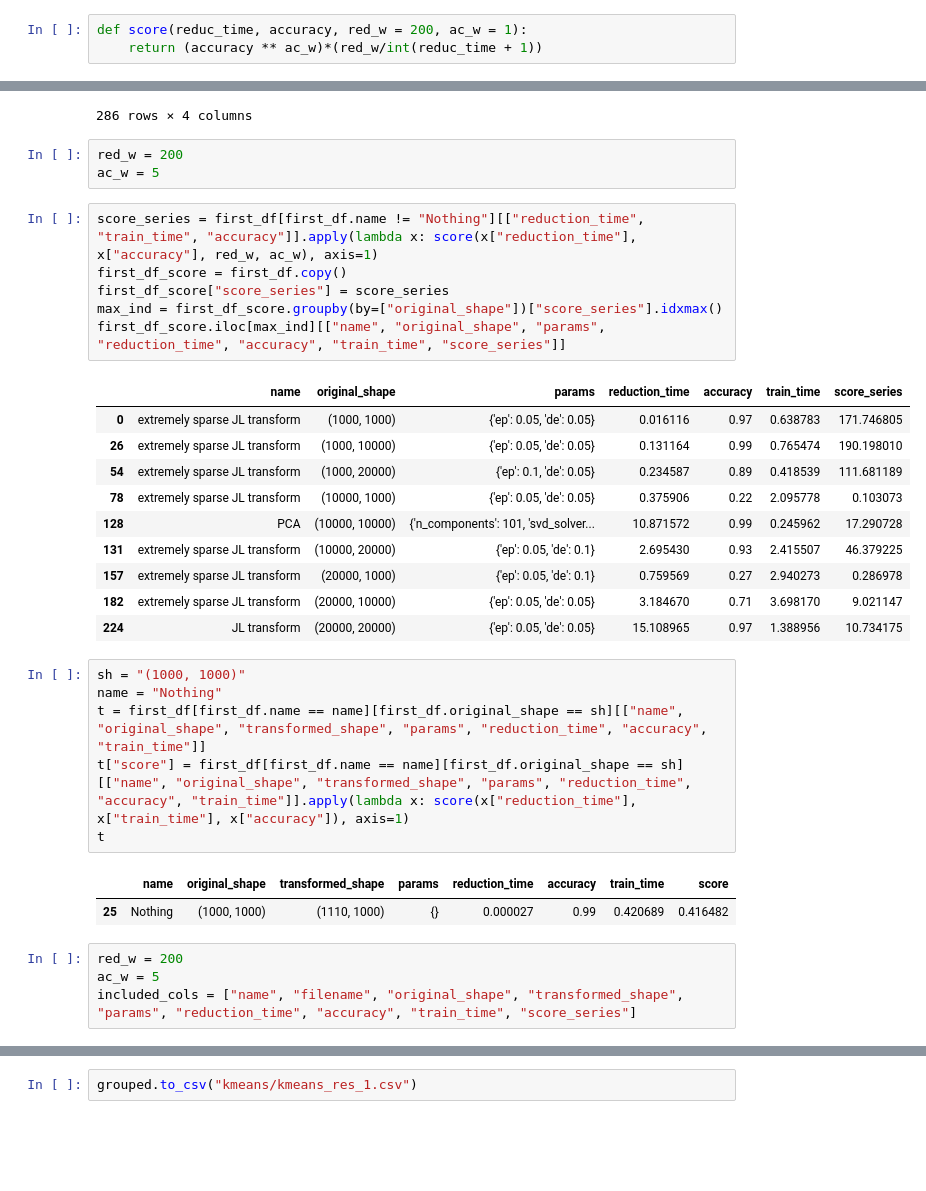
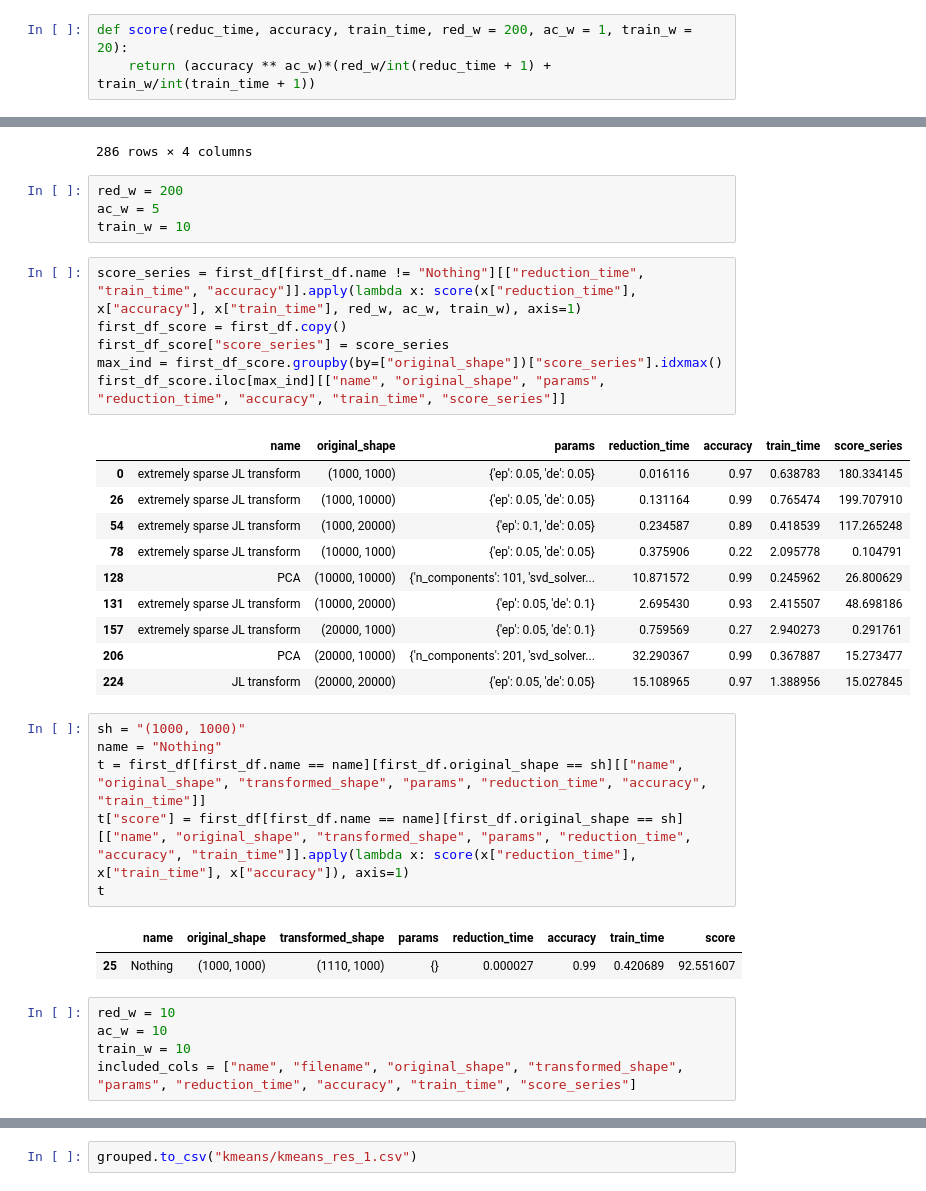
Before and after one commit to bhumsoonjun/data-sci-proj, a Jupyter notebook: analysis/kmeans_analysis.ipynb, the cells around one changed output, grey strips where cells are left out. Saved outputs shown, nothing was run; the diff lists cells and outputs as text; blank space fills up the shorter version.

```diff
--- a/analysis/kmeans_analysis.ipynb
+++ b/analysis/kmeans_analysis.ipynb
@@ -26,8 +26,8 @@ Index(['name', 'run_num', 'params', 'reduction_time', 'train_time', 'accuracy',
        'transformed_sparsity', 'transformed_shape', 'characteristics'],
       dtype='object')
 # %%
-def score(reduc_time, accuracy, red_w = 200, ac_w = 1):
-    return (accuracy ** ac_w)*(red_w/int(reduc_time + 1))
+def score(reduc_time, accuracy, train_time, red_w = 200, ac_w = 1, train_w = 20):
+    return (accuracy ** ac_w)*(red_w/int(reduc_time + 1) + train_w/int(train_time + 1))
 # %%
 first_df.describe()
 # %% [output]
@@ -126,23 +126,24 @@ grouped_df.apply(lambda a: a[:])[["name", "params", "reduction_time", "accuracy"
 # %%
 red_w = 200
 ac_w = 5
+train_w = 10
 # %%
-score_series = first_df[first_df.name != "Nothing"][["reduction_time", "train_time", "accuracy"]].apply(lambda x: score(x["reduction_time"], x["accuracy"], red_w, ac_w), axis=1)
+score_series = first_df[first_df.name != "Nothing"][["reduction_time", "train_time", "accuracy"]].apply(lambda x: score(x["reduction_time"], x["accuracy"], x["train_time"], red_w, ac_w, train_w), axis=1)
 first_df_score = first_df.copy()
 first_df_score["score_series"] = score_series
 max_ind = first_df_score.groupby(by=["original_shape"])["score_series"].idxmax()
 first_df_score.iloc[max_ind][["name", "original_shape", "params", "reduction_time", "accuracy", "train_time", "score_series"]]
 # %% [output]
 |  | name | original_shape | params | reduction_time | accuracy | train_time | score_series |
-| 0 | extremely sparse JL transform | (1000, 1000) | {'ep': 0.05, 'de': 0.05} | 0.016116 | 0.97 | 0.638783 | 171.746805 |
-| 26 | extremely sparse JL transform | (1000, 10000) | {'ep': 0.05, 'de': 0.05} | 0.131164 | 0.99 | 0.765474 | 190.198010 |
-| 54 | extremely sparse JL transform | (1000, 20000) | {'ep': 0.1, 'de': 0.05} | 0.234587 | 0.89 | 0.418539 | 111.681189 |
-| 78 | extremely sparse JL transform | (10000, 1000) | {'ep': 0.05, 'de': 0.05} | 0.375906 | 0.22 | 2.095778 | 0.103073 |
-| 128 | PCA | (10000, 10000) | {'n_components': 101, 'svd_solver... | 10.871572 | 0.99 | 0.245962 | 17.290728 |
-| 131 | extremely sparse JL transform | (10000, 20000) | {'ep': 0.05, 'de': 0.1} | 2.695430 | 0.93 | 2.415507 | 46.379225 |
-| 157 | extremely sparse JL transform | (20000, 1000) | {'ep': 0.05, 'de': 0.1} | 0.759569 | 0.27 | 2.940273 | 0.286978 |
-| 182 | extremely sparse JL transform | (20000, 10000) | {'ep': 0.05, 'de': 0.05} | 3.184670 | 0.71 | 3.698170 | 9.021147 |
-| 224 | JL transform | (20000, 20000) | {'ep': 0.05, 'de': 0.05} | 15.108965 | 0.97 | 1.388956 | 10.734175 |
+| 0 | extremely sparse JL transform | (1000, 1000) | {'ep': 0.05, 'de': 0.05} | 0.016116 | 0.97 | 0.638783 | 180.334145 |
+| 26 | extremely sparse JL transform | (1000, 10000) | {'ep': 0.05, 'de': 0.05} | 0.131164 | 0.99 | 0.765474 | 199.707910 |
+| 54 | extremely sparse JL transform | (1000, 20000) | {'ep': 0.1, 'de': 0.05} | 0.234587 | 0.89 | 0.418539 | 117.265248 |
+| 78 | extremely sparse JL transform | (10000, 1000) | {'ep': 0.05, 'de': 0.05} | 0.375906 | 0.22 | 2.095778 | 0.104791 |
+| 128 | PCA | (10000, 10000) | {'n_components': 101, 'svd_solver... | 10.871572 | 0.99 | 0.245962 | 26.800629 |
+| 131 | extremely sparse JL transform | (10000, 20000) | {'ep': 0.05, 'de': 0.1} | 2.695430 | 0.93 | 2.415507 | 48.698186 |
+| 157 | extremely sparse JL transform | (20000, 1000) | {'ep': 0.05, 'de': 0.1} | 0.759569 | 0.27 | 2.940273 | 0.291761 |
+| 206 | PCA | (20000, 10000) | {'n_components': 201, 'svd_solver... | 32.290367 | 0.99 | 0.367887 | 15.273477 |
+| 224 | JL transform | (20000, 20000) | {'ep': 0.05, 'de': 0.05} | 15.108965 | 0.97 | 1.388956 | 15.027845 |
 # %%
 sh = "(1000, 1000)"
 name = "Nothing"
@@ -151,10 +152,11 @@ t["score"] = first_df[first_df.name == name][first_df.original_shape == sh][["na
 t
 # %% [output]
 |  | name | original_shape | transformed_shape | params | reduction_time | accuracy | train_time | score |
-| 25 | Nothing | (1000, 1000) | (1110, 1000) | {} | 0.000027 | 0.99 | 0.420689 | 0.416482 |
+| 25 | Nothing | (1000, 1000) | (1110, 1000) | {} | 0.000027 | 0.99 | 0.420689 | 92.551607 |
 # %%
-red_w = 200
-ac_w = 5
+red_w = 10
+ac_w = 10
+train_w = 10
 included_cols = ["name", "filename", "original_shape", "transformed_shape", "params", "reduction_time", "accuracy", "train_time", "score_series"]
 # %%
 out_df = pd.DataFrame(columns=included_cols)
```
Also changed, not shown: parts of 3 cells of this notebook, 1 other file.
